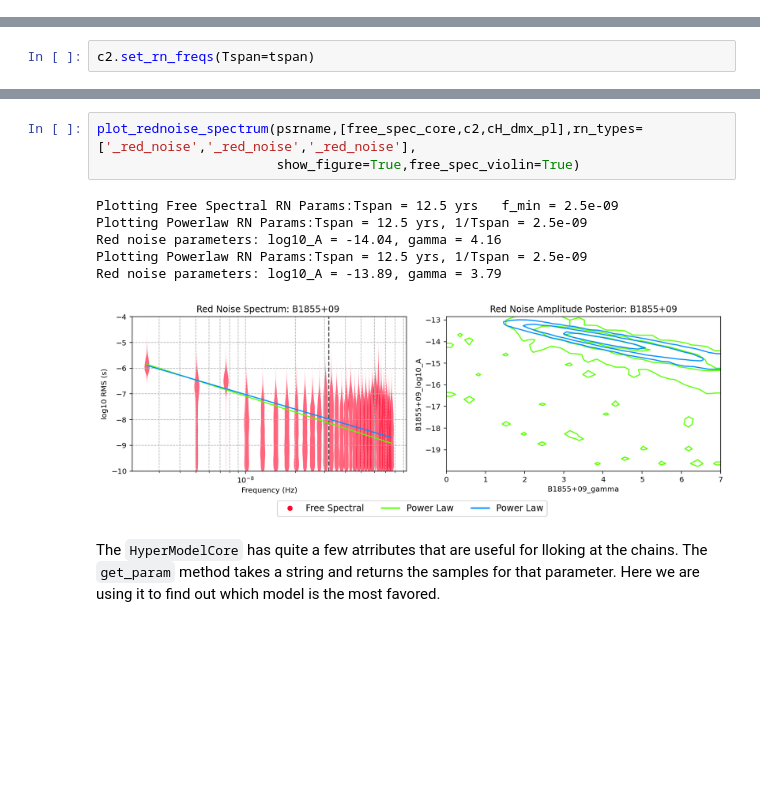
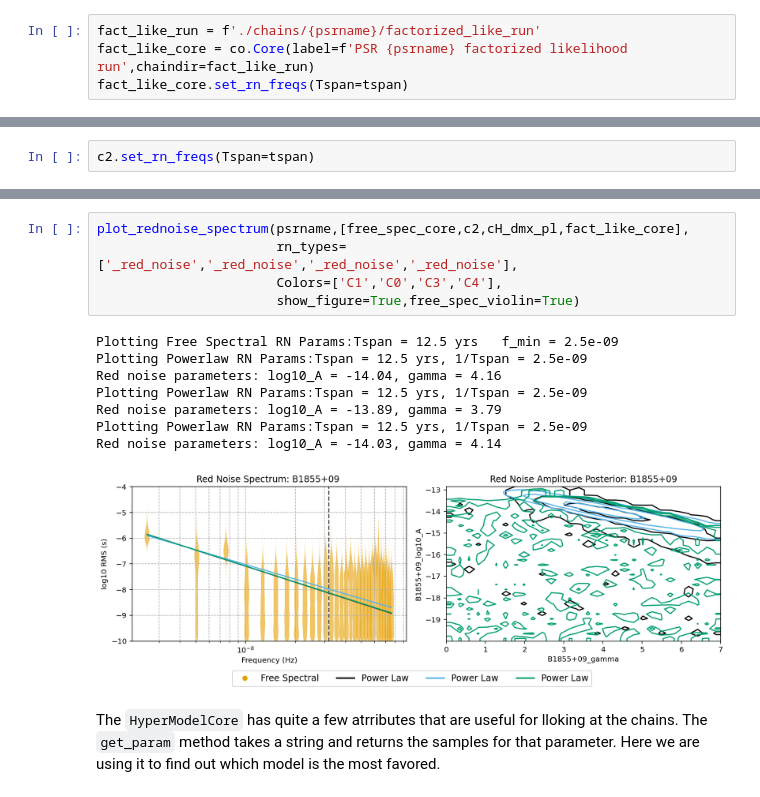
Before and after one commit to ark0015/noise_model_selection, a Jupyter notebook: chain_visualization.ipynb, the cells around one changed output, grey strips where cells are left out. Saved outputs shown, nothing was run; the diff lists cells and outputs as text; blank space fills up the shorter version.

```diff
--- a/chain_visualization.ipynb
+++ b/chain_visualization.ipynb
@@ -84,3 +84,7 @@ No burn specified. Burn set to 25% of chain length, 14275
 You may change the burn length with core.set_burn()
 Red noise frequencies must be set before plotting most red noise figures.
 Please use core.set_rn_freqs() to set, if needed.
+# %%
+fact_like_run = f'./chains/{psrname}/factorized_like_run'
+fact_like_core = co.Core(label=f'PSR {psrname} factorized likelihood run',chaindir=fact_like_run)
+fact_like_core.set_rn_freqs(Tspan=tspan)
@@ -152,13 +212,17 @@ c2.set_rn_freqs(Tspan=tspan)
 # %%
-plot_rednoise_spectrum(psrname,[free_spec_core,c2,cH_dmx_pl],rn_types=['_red_noise','_red_noise','_red_noise'],
+plot_rednoise_spectrum(psrname,[free_spec_core,c2,cH_dmx_pl,fact_like_core],
+                       rn_types=['_red_noise','_red_noise','_red_noise','_red_noise'],
+                       Colors=['C1','C0','C3','C4'],
                        show_figure=True,free_spec_violin=True)
 # %% [output]
 Plotting Free Spectral RN Params:Tspan = 12.5 yrs   f_min = 2.5e-09
 Plotting Powerlaw RN Params:Tspan = 12.5 yrs, 1/Tspan = 2.5e-09
 Red noise parameters: log10_A = -14.04, gamma = 4.16
 Plotting Powerlaw RN Params:Tspan = 12.5 yrs, 1/Tspan = 2.5e-09
 Red noise parameters: log10_A = -13.89, gamma = 3.79
+Plotting Powerlaw RN Params:Tspan = 12.5 yrs, 1/Tspan = 2.5e-09
+Red noise parameters: log10_A = -14.03, gamma = 4.14
-[figure, old version]
+[figure, new version]
 # %% [markdown]
 The `HyperModelCore` has quite a few atrributes that are useful for lloking at the chains. The `get_param` method takes a string and returns the samples for that parameter. Here we are using it to find out which model is the most favored.
 # %%
```
Also changed, not shown: parts of 6 cells of this notebook, 1 other file.
